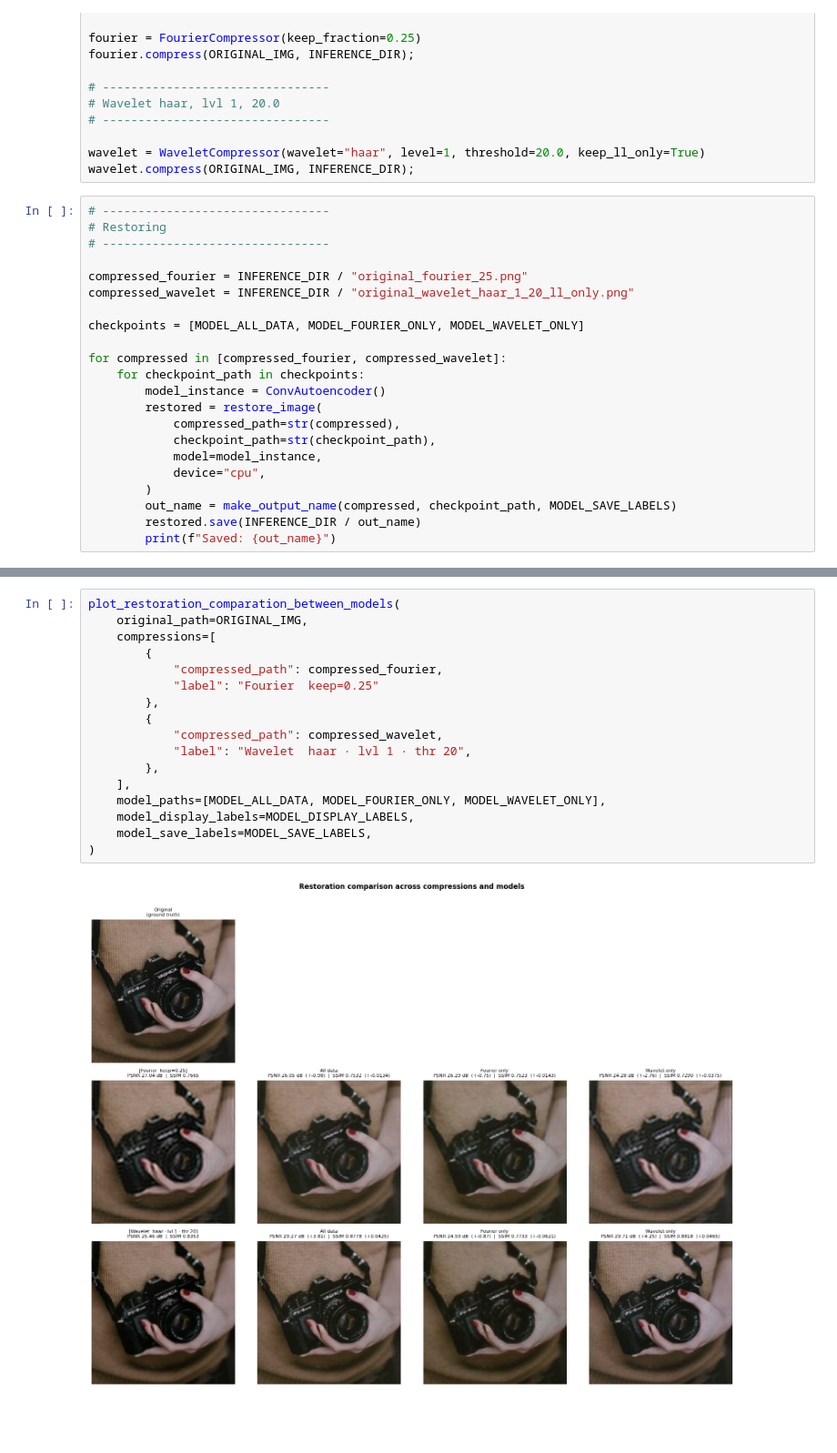
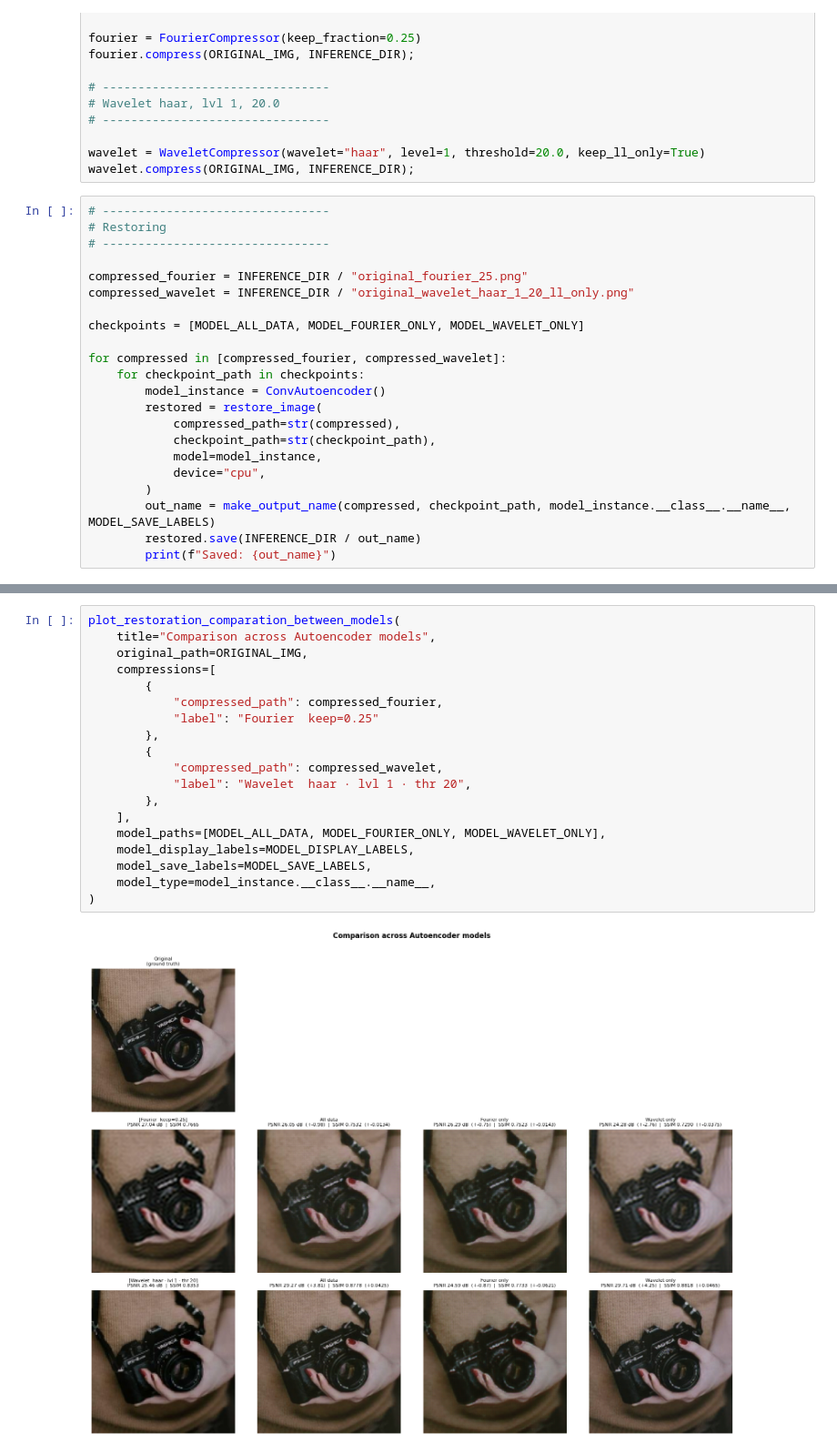
Before and after one commit to enrico-favale/deep-image-restoration, a Jupyter notebook: notebooks/03_autoencoder_inference_test.ipynb, the cells around one changed output, grey strips where cells are left out. Shown at 91% size. Drawn from its saved outputs; the diff is of its cells as text; blank space fills up the shorter version.

```diff
--- a/notebooks/03_autoencoder_inference_test.ipynb
+++ b/notebooks/03_autoencoder_inference_test.ipynb
@@ -73,7 +73,7 @@ for compressed in [compressed_fourier, compressed_wavelet]:
             model=model_instance,
             device="cpu",
         )
-        out_name = make_output_name(compressed, checkpoint_path, MODEL_SAVE_LABELS)
+        out_name = make_output_name(compressed, checkpoint_path, model_instance.__class__.__name__, MODEL_SAVE_LABELS)
         restored.save(INFERENCE_DIR / out_name)
         print(f"Saved: {out_name}")
 # %% [output]
@@ -86,19 +86,21 @@ Saved: restored_original_wavelet_haar_1_20_ll_only_wavelet_only.png
 # %%
 plot_restoration_comparation_between_models(
+    title="Comparison across Autoencoder models",
     original_path=ORIGINAL_IMG,
     compressions=[
         {
             "compressed_path": compressed_fourier,
             "label": "Fourier  keep=0.25"
         },
         {
             "compressed_path": compressed_wavelet,
             "label": "Wavelet  haar · lvl 1 · thr 20",
         },
     ],
     model_paths=[MODEL_ALL_DATA, MODEL_FOURIER_ONLY, MODEL_WAVELET_ONLY],
     model_display_labels=MODEL_DISPLAY_LABELS,
     model_save_labels=MODEL_SAVE_LABELS,
+    model_type=model_instance.__class__.__name__,
 )
 # %% [output]
-[figure, old version]
+[figure, new version]
```
Also changed, not shown: parts of 1 cell of this notebook, 14 other files.
